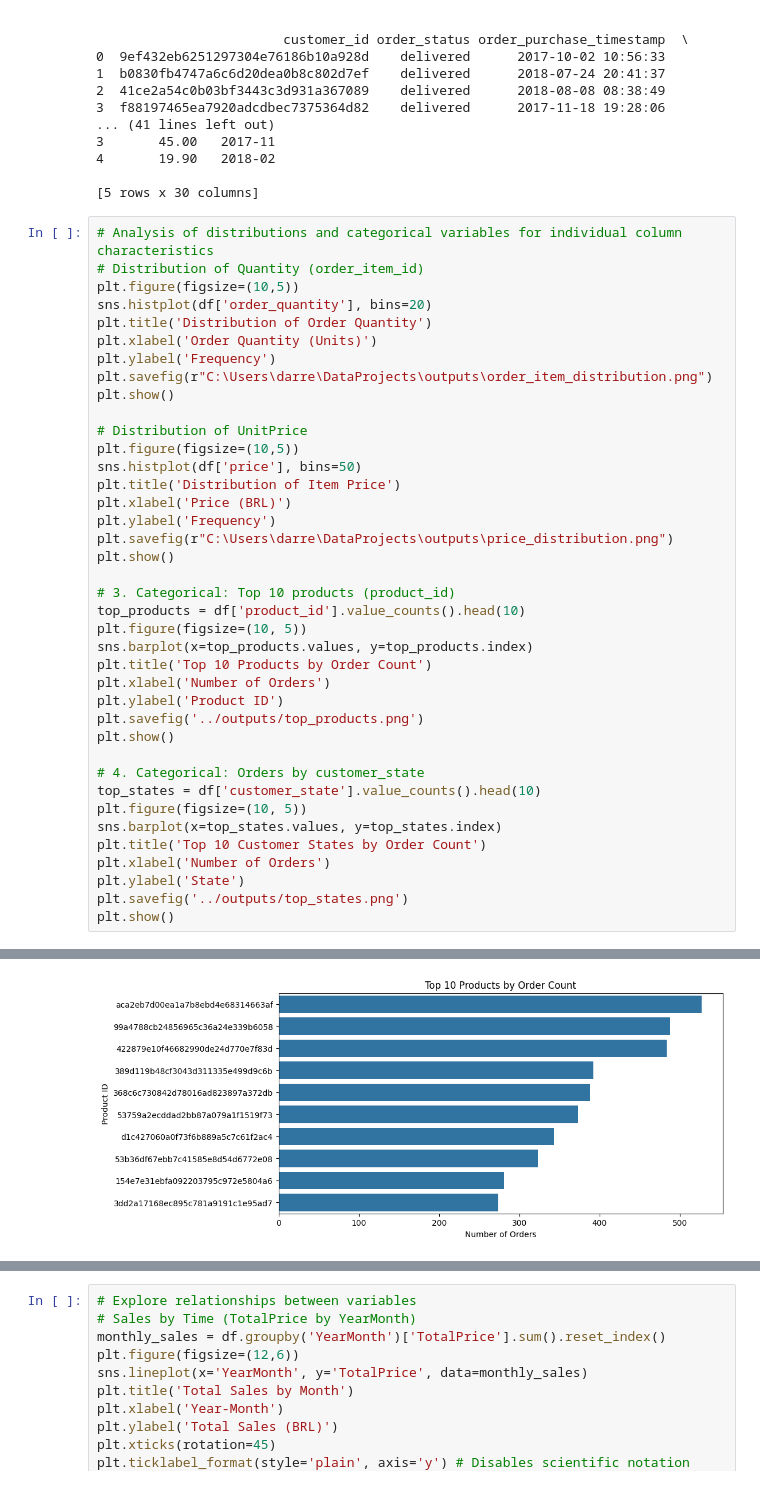
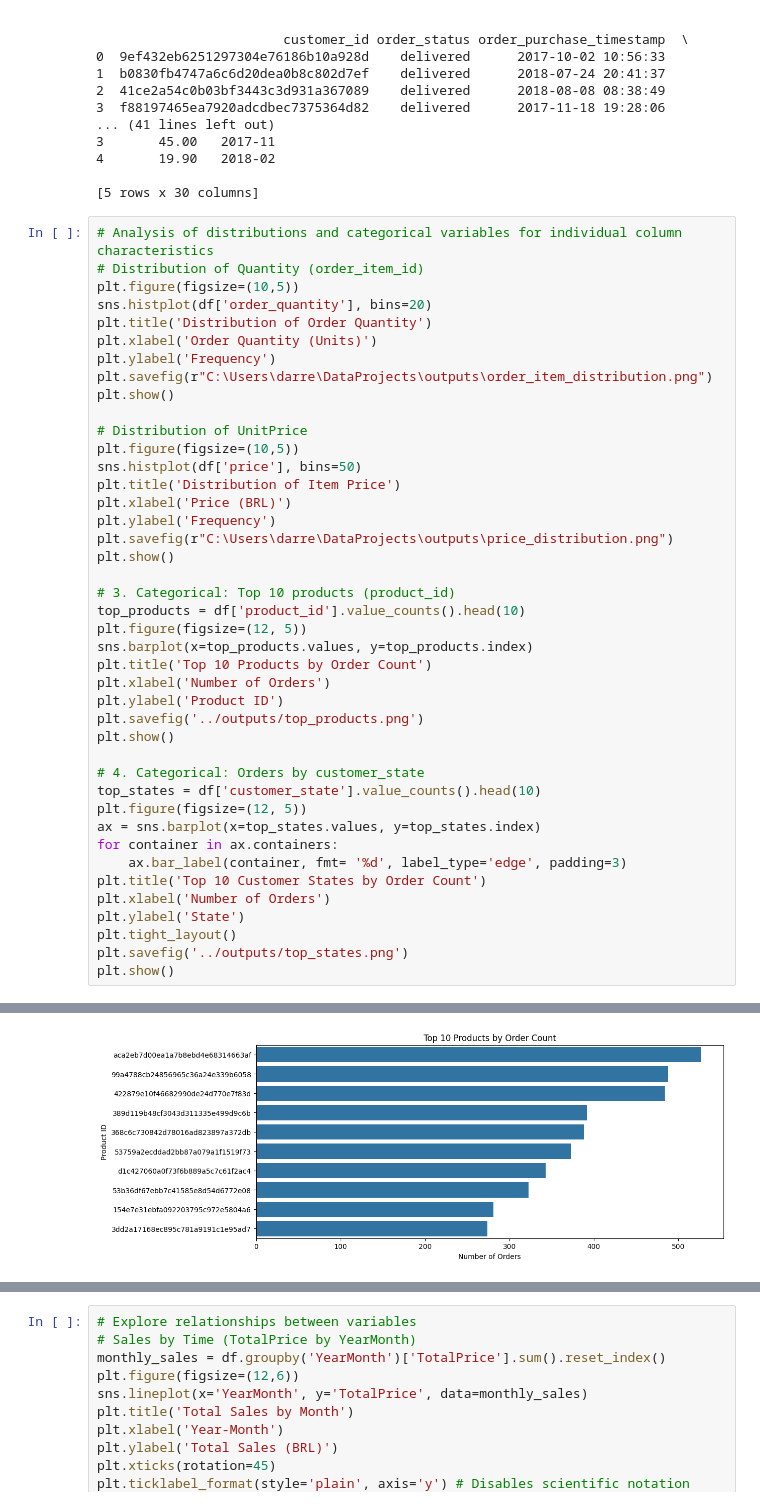
Before and after one commit to Darrell-Bailey/ecommerce-sales-analysis, a Jupyter notebook: notebooks/eda.ipynb, the cells around one changed output, grey strips where cells are left out. Drawn from its saved outputs; the diff is of its cells as text.

```diff
--- a/notebooks/eda.ipynb
+++ b/notebooks/eda.ipynb
@@ -51,34 +51,37 @@ plt.savefig(r"C:\Users\darre\DataProjects\outputs\order_item_distribution.png")
 plt.show()
 
 # Distribution of UnitPrice
 plt.figure(figsize=(10,5))
 sns.histplot(df['price'], bins=50)
 plt.title('Distribution of Item Price')
 plt.xlabel('Price (BRL)')
 plt.ylabel('Frequency')
 plt.savefig(r"C:\Users\darre\DataProjects\outputs\price_distribution.png")
 plt.show()
 
 # 3. Categorical: Top 10 products (product_id)
 top_products = df['product_id'].value_counts().head(10)
-plt.figure(figsize=(10, 5))
+plt.figure(figsize=(12, 5))
 sns.barplot(x=top_products.values, y=top_products.index)
 plt.title('Top 10 Products by Order Count')
 plt.xlabel('Number of Orders')
 plt.ylabel('Product ID')
 plt.savefig('../outputs/top_products.png')
 plt.show()
 
 # 4. Categorical: Orders by customer_state
 top_states = df['customer_state'].value_counts().head(10)
-plt.figure(figsize=(10, 5))
-sns.barplot(x=top_states.values, y=top_states.index)
+plt.figure(figsize=(12, 5))
+ax = sns.barplot(x=top_states.values, y=top_states.index)
+for container in ax.containers:
+    ax.bar_label(container, fmt= '%d', label_type='edge', padding=3)
 plt.title('Top 10 Customer States by Order Count')
 plt.xlabel('Number of Orders')
 plt.ylabel('State')
+plt.tight_layout()
 plt.savefig('../outputs/top_states.png')
 plt.show()
 # %% [output]
 [figure]
 [figure]
-[figure, old version]
+[figure, new version]
```
Also changed, not shown: parts of 3 cells of this notebook.
